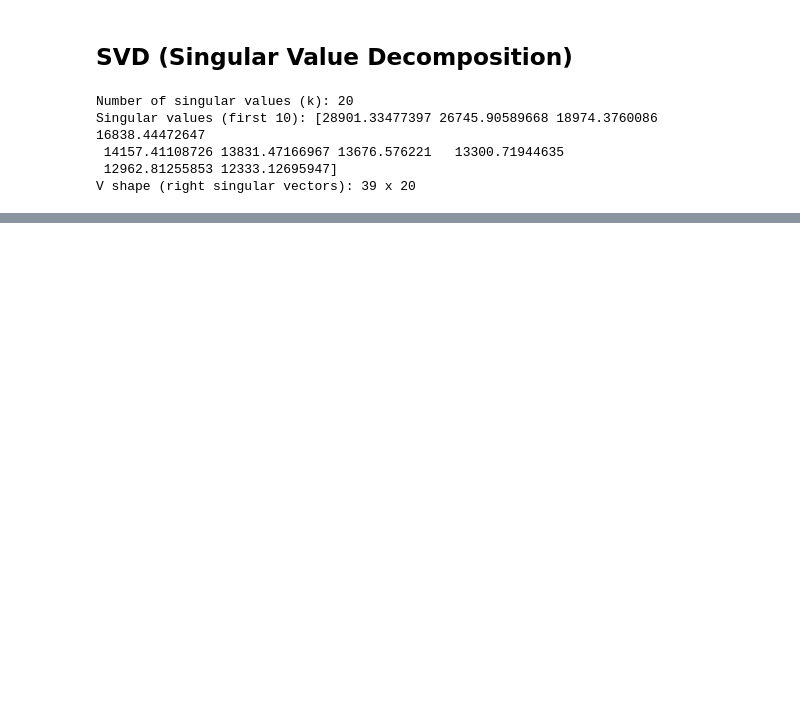
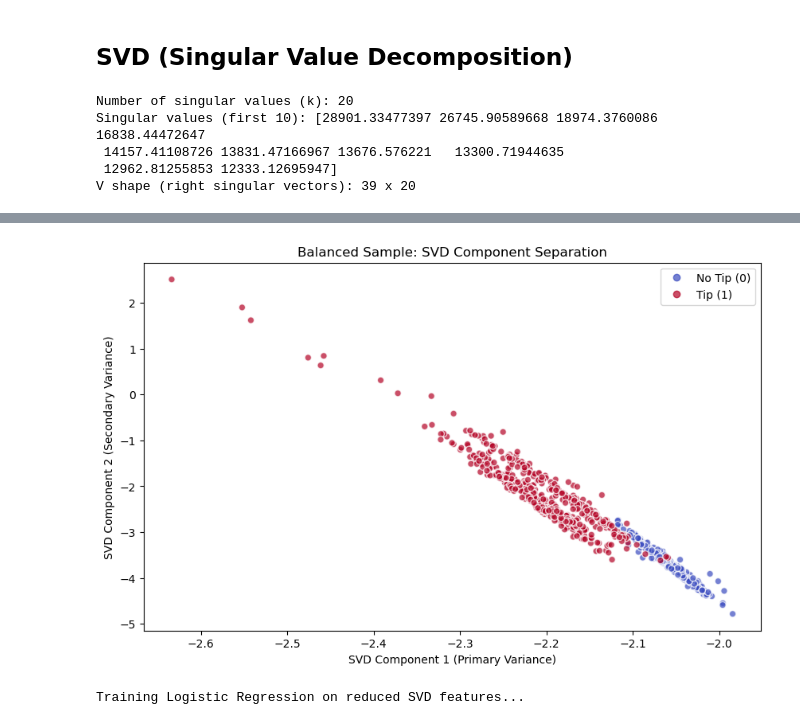
Before and after one commit to javageek2018/SparkGroupProject, a Jupyter notebook: final_model_232r.ipynb, the cells around one changed output, grey strips where cells are left out. Cells and saved outputs as stored; diff of their text form; code cells hidden in the pictures; blank space fills up the shorter version.

```diff
--- a/final_model_232r.ipynb
+++ b/final_model_232r.ipynb
@@ -580,0 +161,25 @@ train_reduced_df.select("features", "label").limit(3).show(truncate=False)
+# %%
+df_v = spark.read.parquet("processed_data/svd_V")
+r = df_v.first()
+
+V_mat = np.array(r.values).reshape((r.numRows, r.numCols), order='F')
+
+sc = spark.sparkContext
+broadcast_V = sc.broadcast(V_mat)
+
+def project_features(features):
+    # Convert Spark Vector to NumPy array, multiply by V, and convert back
+    feat_array = features.toArray()
+    projected = np.dot(feat_array, broadcast_V.value)
+    return MLVectors.dense(projected)
+
+project_udf = udf(project_features, VectorUDT())
+
+train_reduced_df = train_df.withColumn("features", project_udf(col("features"))) \
+                           .select("features", "label", "class_weight")
+
+test_reduced_df = test_df.withColumn("features", project_udf(col("features"))) \
+                         .select("features", "label", "class_weight")
+
+print(f"Original dim: {r.numRows} -> Reduced dim: {r.numCols}")
+train_reduced_df.select("features", "label", "class_weight").show(3, truncate=False)
@@ -580,0 +196,38 @@ train_reduced_df.select("features", "label").limit(3).show(truncate=False)
+# %%
+# 1. Take a balanced sample: 500 of each class
+sample_0 = train_reduced_df.filter(col("label") == 0).limit(500).toPandas()
+sample_1 = train_reduced_df.filter(col("label") == 1).limit(500).toPandas()
+sample_pd = pd.concat([sample_0, sample_1])
+
+# 2. Extract SVD components
+sample_pd['svd_1'] = sample_pd['features'].apply(lambda v: v[0])
+sample_pd['svd_2'] = sample_pd['features'].apply(lambda v: v[1])
+
+# 3. Plot
+plt.figure(figsize=(10, 6))
+scatter = plt.scatter(sample_pd['svd_1'], sample_pd['svd_2'],
+                      c=sample_pd['label'], cmap='coolwarm', alpha=0.7, edgecolors='w')
+
+plt.legend(handles=scatter.legend_elements()[0], labels=["No Tip (0)", "Tip (1)"])
+plt.xlabel('SVD Component 1 (Primary Variance)')
+plt.ylabel('SVD Component 2 (Secondary Variance)')
+plt.title('Balanced Sample: SVD Component Separation')
+plt.show()
+# %% [output]
+[figure, added]
+# %%
+# 1. Initialize the Model
+# We use the reduced features to predict the label
+lr = LogisticRegression(featuresCol="features",
+                        labelCol="label",
+                        weightCol="class_weight",
+                        maxIter=10)
+
+# 2. Train (Fit) the model
+print("Training Logistic Regression on reduced SVD features...")
+lr_model = lr.fit(train_reduced_df)
+
+# 3. Make Predictions on the Test Set
+predictions = lr_model.transform(test_reduced_df)
+# %% [output]
+Training Logistic Regression on reduced SVD features...
```
Also changed, not shown: parts of 43 cells of this notebook, 9 other files.
